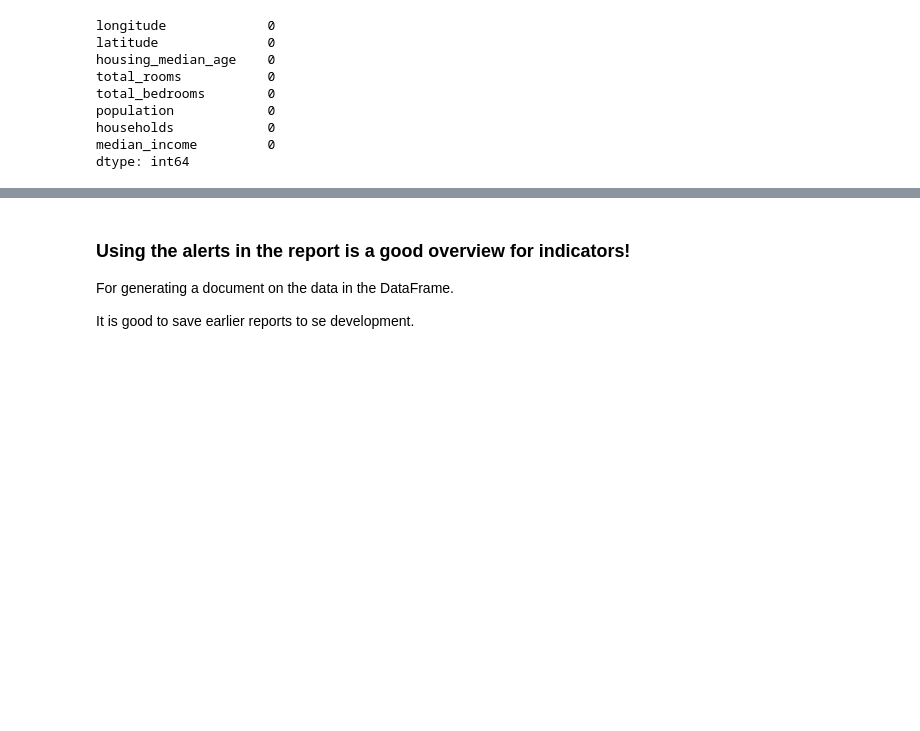
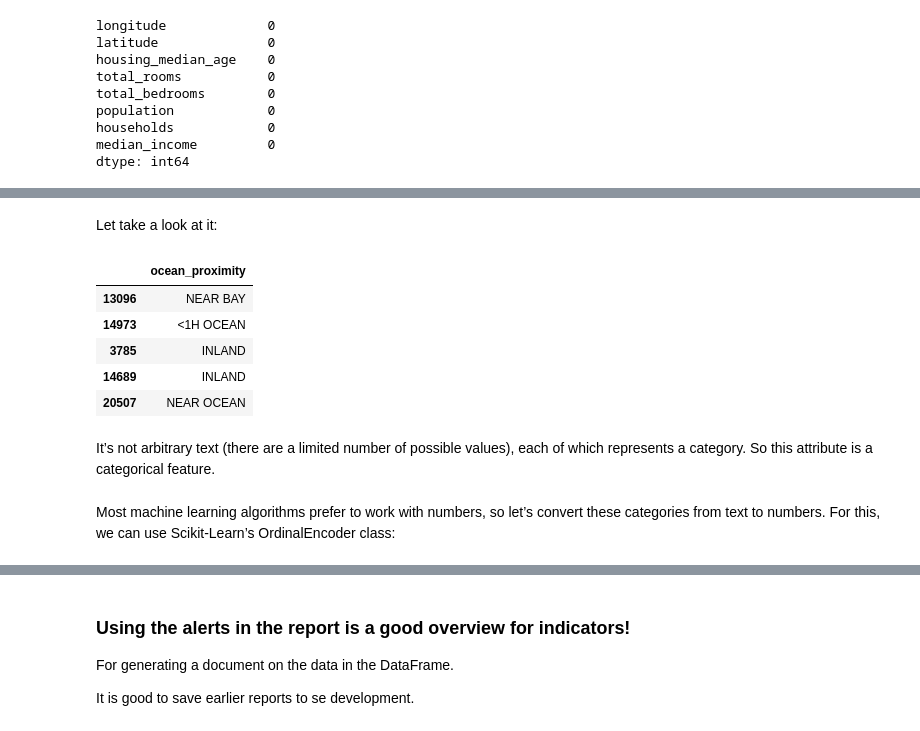
Before and after one commit to TimoSR/AppliedAI, a Jupyter notebook: lectures/chapter_7_eTe/ML_example_eTe.ipynb, the cells around one changed output, grey strips where cells are left out. Cells and saved outputs as stored; diff of their text form; code cells hidden in the pictures; blank space fills up the shorter version.

```diff
--- a/lectures/chapter_7_eTe/ML_example_eTe.ipynb
+++ b/lectures/chapter_7_eTe/ML_example_eTe.ipynb
@@ -575,0 +604,17 @@ dtype: int64
+# %% [markdown]
+Let take a look at it:
+# %%
+housing_category = housing_sample[['ocean_proximity']]
+housing_category.head()
+# %% [output]
+|  | ocean_proximity |
+| 13096 | NEAR BAY |
+| 14973 | <1H OCEAN |
+| 3785 | INLAND |
+| 14689 | INLAND |
+| 20507 | NEAR OCEAN |
+# %% [markdown]
+It’s not arbitrary text (there are a limited number of possible values), each of which represents a category. So this attribute is a categorical feature.
+# %% [markdown]
+Most machine learning algorithms prefer to work with numbers, so let’s convert these categories
+from text to numbers. For this, we can use Scikit-Learn’s OrdinalEncoder class:
```
Also changed, not shown: parts of 19 cells of this notebook, 1 other file.
